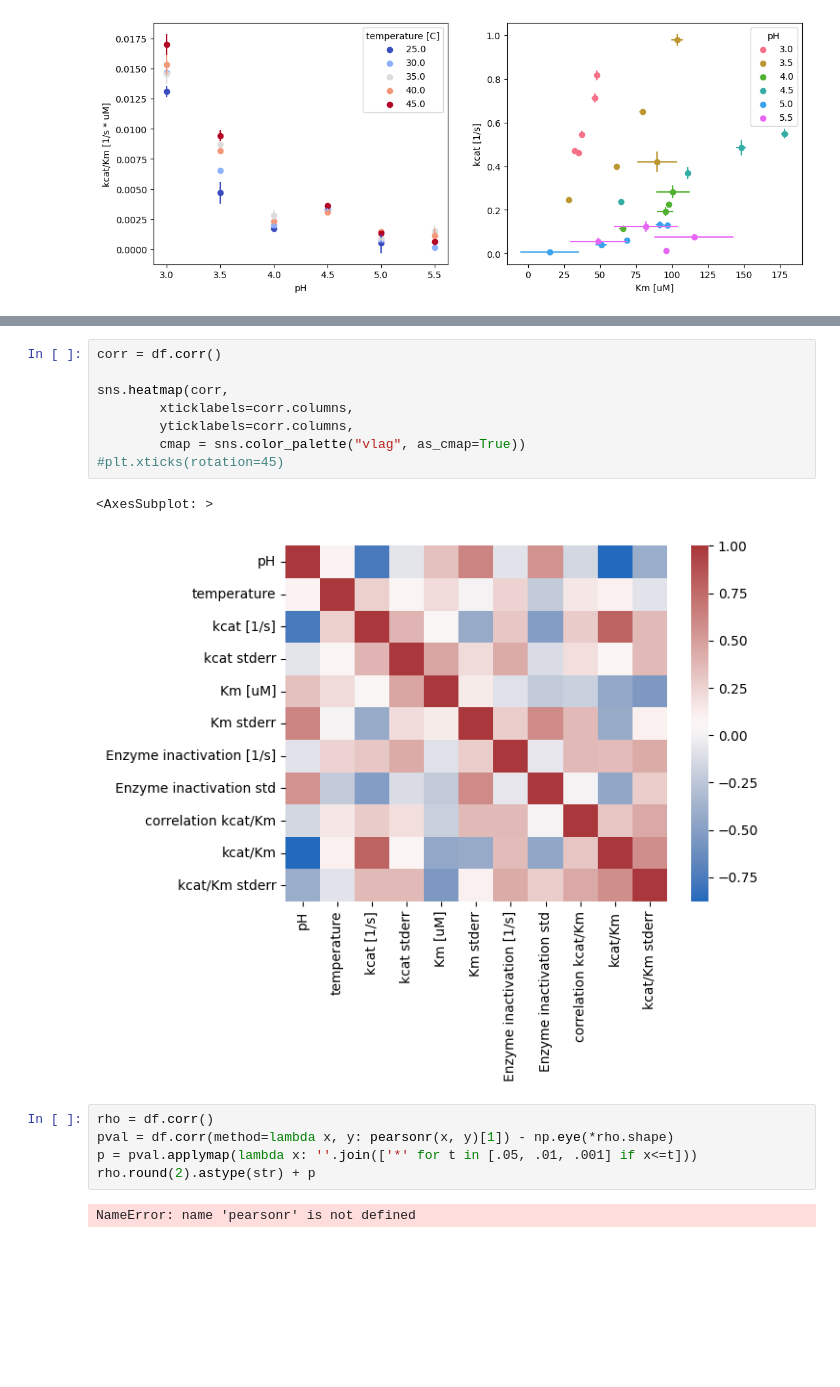
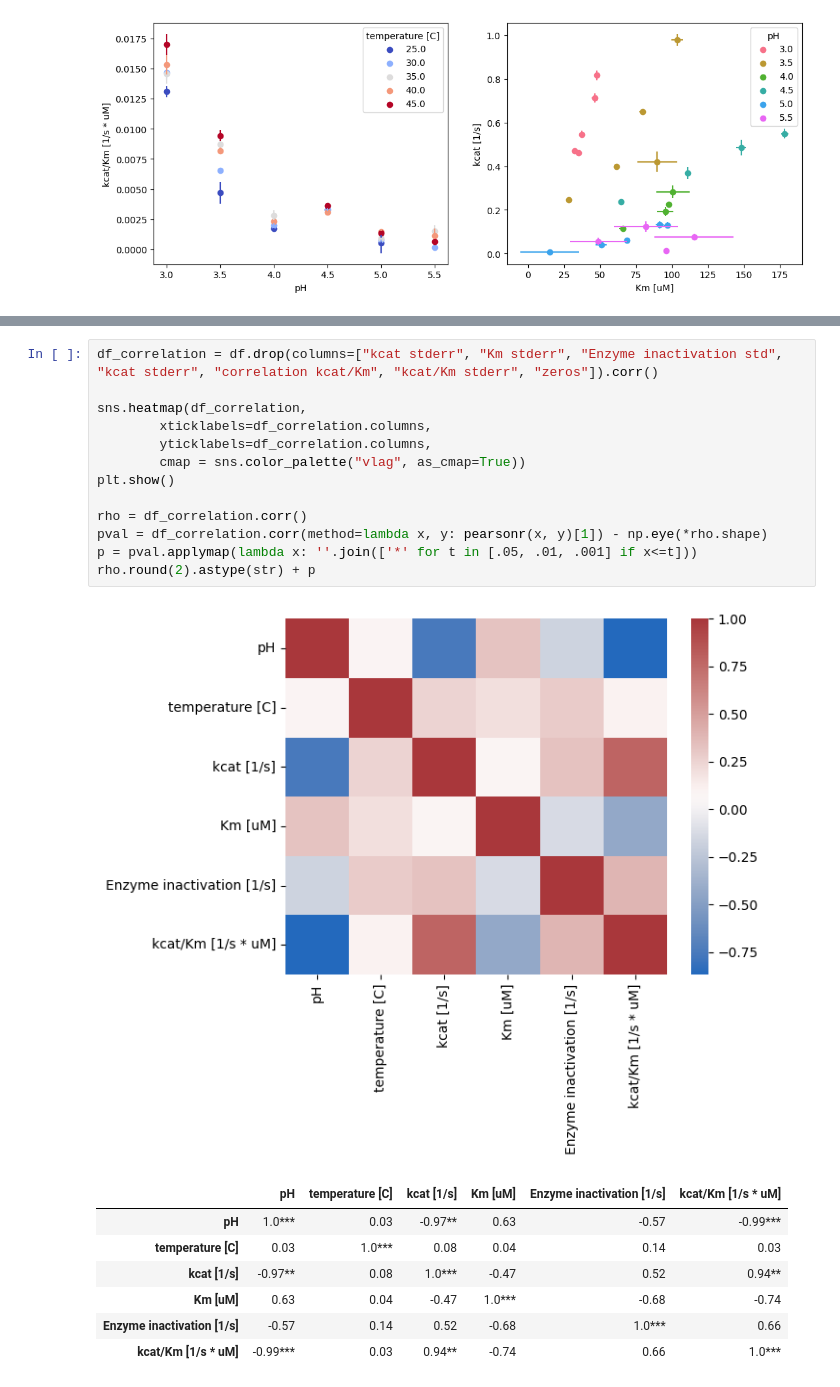
Before and after one commit to haeussma/masterthesis, a Jupyter notebook: book/scenarios/SLAC_kinetic_characterization.ipynb, the cells around one changed output, grey strips where cells are left out. Drawn from its saved outputs; the diff is of its cells as text; blank space fills up the shorter version.

```diff
--- a/book/scenarios/SLAC_kinetic_characterization.ipynb
+++ b/book/scenarios/SLAC_kinetic_characterization.ipynb
@@ -491,18 +469,22 @@ Text(0.5, 0, 'kcat [1/s]')
-# %%
-corr = df.corr()
-
-sns.heatmap(corr,
-        xticklabels=corr.columns,
-        yticklabels=corr.columns,
-        cmap = sns.color_palette("vlag", as_cmap=True))
-#plt.xticks(rotation=45)
-# %% [output]
-<AxesSubplot: >
-[figure, removed]
 # %%
-rho = df.corr()
-pval = df.corr(method=lambda x, y: pearsonr(x, y)[1]) - np.eye(*rho.shape)
+df_correlation = df.drop(columns=["kcat stderr", "Km stderr", "Enzyme inactivation std", "kcat stderr", "correlation kcat/Km", "kcat/Km stderr", "zeros"]).corr()
+
+sns.heatmap(df_correlation,
+        xticklabels=df_correlation.columns,
+        yticklabels=df_correlation.columns,
+        cmap = sns.color_palette("vlag", as_cmap=True))
+plt.show()
+
+rho = df_correlation.corr()
+pval = df_correlation.corr(method=lambda x, y: pearsonr(x, y)[1]) - np.eye(*rho.shape)
 p = pval.applymap(lambda x: ''.join(['*' for t in [.05, .01, .001] if x<=t]))
 rho.round(2).astype(str) + p
 # %% [output]
-NameError: name 'pearsonr' is not defined
+[figure, added]
+|  | pH | temperature [C] | kcat [1/s] | Km [uM] | Enzyme inactivation [1/s] | kcat/Km [1/s * uM] |
+| pH | 1.0*** | 0.03 | -0.97** | 0.63 | -0.57 | -0.99*** |
+| temperature [C] | 0.03 | 1.0*** | 0.08 | 0.04 | 0.14 | 0.03 |
+| kcat [1/s] | -0.97** | 0.08 | 1.0*** | -0.47 | 0.52 | 0.94** |
+| Km [uM] | 0.63 | 0.04 | -0.47 | 1.0*** | -0.68 | -0.74 |
+| Enzyme inactivation [1/s] | -0.57 | 0.14 | 0.52 | -0.68 | 1.0*** | 0.66 |
+| kcat/Km [1/s * uM] | -0.99*** | 0.03 | 0.94** | -0.74 | 0.66 | 1.0*** |
```
Also changed, not shown: parts of 16 cells of this notebook, 28 other files.
